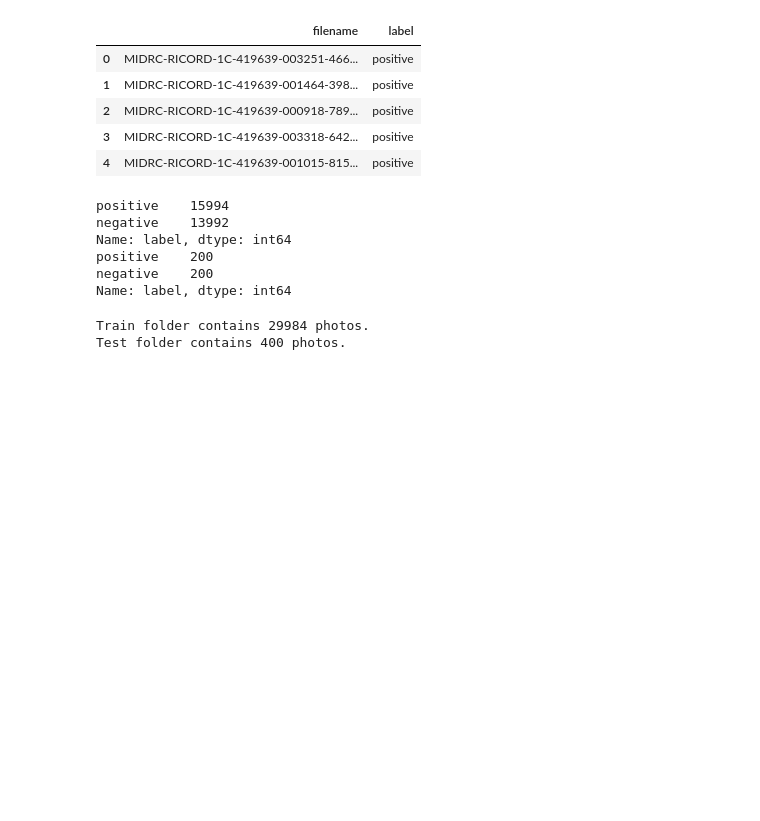
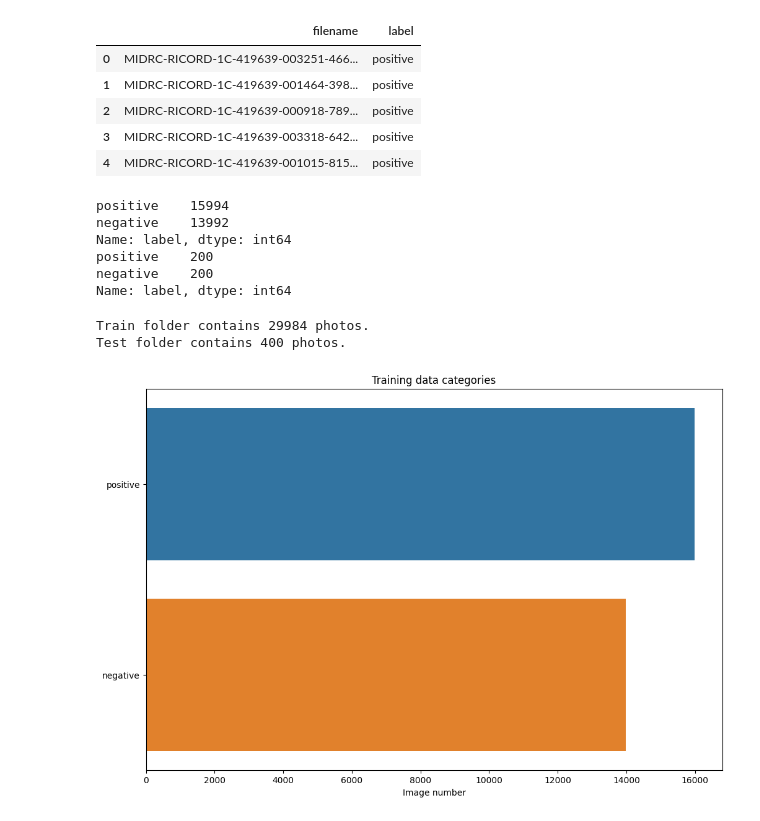
Before and after one commit to theOGcat/9039codeTest, a Jupyter notebook: 9039ProjectCode1.ipynb, the cells around one changed output. Drawn from its saved outputs; the diff is of its cells as text; code cells hidden in the pictures; blank space fills up the shorter version.

```diff
--- a/9039ProjectCode1.ipynb
+++ b/9039ProjectCode1.ipynb
@@ -40,6 +41,9 @@ test_df.head()
 | 3 | MIDRC-RICORD-1C-419639-003318-642... | positive |
 | 4 | MIDRC-RICORD-1C-419639-001015-815... | positive |
 # %%
+train_p_count = train_df['label'].value_counts()['positive']
+train_n_count = train_df['label'].value_counts()['negative']
+
 print(train_df['label'].value_counts())
 print(test_df['label'].value_counts())
 train_df = shuffle(train_df)
@@ -53,29 +57,39 @@ Name: label, dtype: int64
 # %%
 train_folder_path = 'archive/train'
 test_folder_path = 'archive/test'
 
-
+#Print out each folder's info
 
 def count_photos(folder_path):
     count = 0
     for filename in os.listdir(folder_path):
         if filename.endswith(".jpg") or filename.endswith(".jpeg") or filename.endswith(".png"):
             count +=1
     return count
 
 
 def count_photos_in_folders(train_folder_path, test_folder_path):
     train_count = count_photos(train_folder_path)
     test_count = count_photos(test_folder_path)
     return (train_count, test_count)
 
 # 将数据信息打印出来
 # 2. Print out info for each dataset
 train_count, test_count = count_photos_in_folders(train_folder_path, test_folder_path)
 
 print(f"Train folder contains {train_count} photos.")
 print(f"Test folder contains {test_count} photos.")
+
+train_data_size = [train_p_count, train_n_count]
+labels = ['positive', 'negative']
+
+fig, axs = plt.subplots(figsize=(12, 8))
+sns.barplot(x=train_data_size, y=labels, ax=axs)
+axs.set_title('Training data categories')
+axs.set(xlabel='Image number')
+plt.show()
 # %% [output]
 Train folder contains 29984 photos.
 Test folder contains 400 photos.
+[figure, added]
 # %%
```
Also changed, not shown: parts of 3 cells of this notebook.
